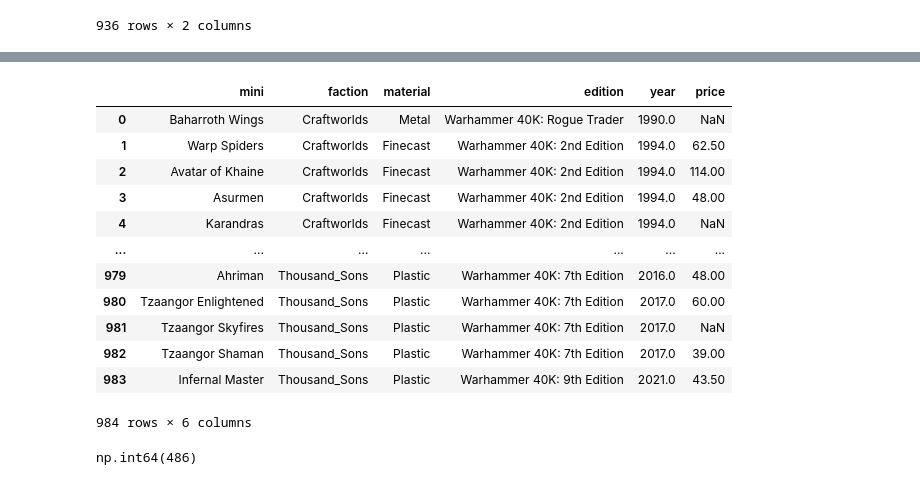
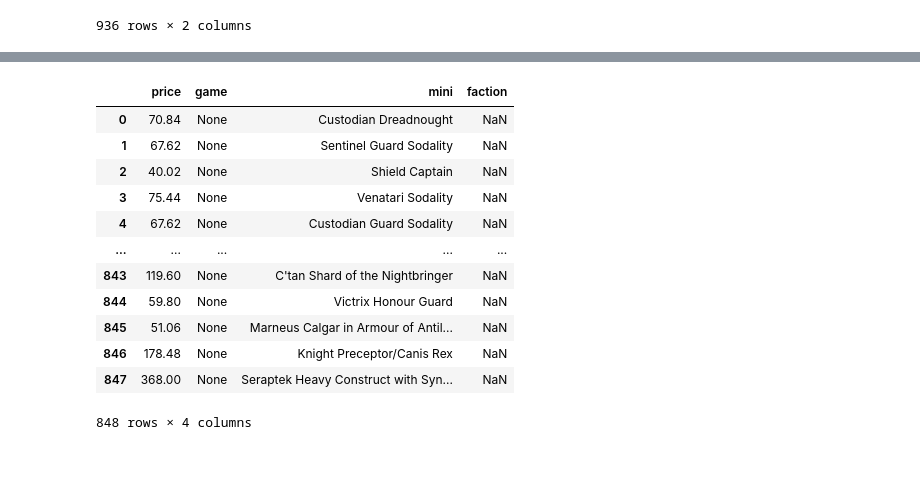
Before and after one commit to Varushet/EDA, a Jupyter notebook: limpiar.ipynb, the cells around one changed output, grey strips where cells are left out. Drawn from its saved outputs; the diff is of its cells as text; code cells hidden in the pictures.

```diff
--- a/limpiar.ipynb
+++ b/limpiar.ipynb
@@ -179,22 +161,0 @@ mat
-# %%
-# Left join: mantiene todas las filas de mat, agrega precio de gamma
-delta = mat.merge(gamma[['mini', 'price']], on='mini', how='left')
-delta
-# %% [output]
-|  | mini | faction | material | edition | year | price |
-| 0 | Baharroth Wings | Craftworlds | Metal | Warhammer 40K: Rogue Trader | 1990.0 | NaN |
-| 1 | Warp Spiders | Craftworlds | Finecast | Warhammer 40K: 2nd Edition | 1994.0 | 62.50 |
-| 2 | Avatar of Khaine | Craftworlds | Finecast | Warhammer 40K: 2nd Edition | 1994.0 | 114.00 |
-| 3 | Asurmen | Craftworlds | Finecast | Warhammer 40K: 2nd Edition | 1994.0 | 48.00 |
-| 4 | Karandras | Craftworlds | Finecast | Warhammer 40K: 2nd Edition | 1994.0 | NaN |
-| ... | ... | ... | ... | ... | ... | ... |
-| 979 | Ahriman | Thousand_Sons | Plastic | Warhammer 40K: 7th Edition | 2016.0 | 48.00 |
-| 980 | Tzaangor Enlightened | Thousand_Sons | Plastic | Warhammer 40K: 7th Edition | 2017.0 | 60.00 |
-| 981 | Tzaangor Skyfires | Thousand_Sons | Plastic | Warhammer 40K: 7th Edition | 2017.0 | NaN |
-| 982 | Tzaangor Shaman | Thousand_Sons | Plastic | Warhammer 40K: 7th Edition | 2017.0 | 39.00 |
-| 983 | Infernal Master | Thousand_Sons | Plastic | Warhammer 40K: 9th Edition | 2021.0 | 43.50 |
-984 rows × 6 columns
-# %%
-delta['price'].isna().sum()
-# %% [output]
-np.int64(486)
@@ -200,0 +167,58 @@ np.int64(486)
+# %%
+def assign_faction(text):
+    if pd.isna(text):
+        return np.nan
+
+    factions = ['Craftworlds',
+        'Drukhari',
+        'Harlequins',
+        'Ynnari',
+        'Genestealer_Cult',
+        'Tyranids',
+        'Necrons',
+        'Orks',
+        'Tau_Empire',
+        'Chaos_Space_Marines',
+        'Space_Marines',
+        'Supplement_Marines',
+        'Blood_Angels',
+        'Dark_Angels',
+        'Space_Wolves',
+        'Deathwatch',
+        'Grey_Knights',
+        'Astra_Militarum',
+        'Adepta_Sororitas',
+        'Adeptus_Custodes',
+        'Adeptus_Mechanicus',
+        'Imperial_Assassins',
+        'Imperial_Knights',
+        'Inquisition',
+        'Chaos_Daemons',
+        'Chaos_Knights',
+        'Death_Guard',
+        'Thousand_Sons']
+
+    for f in factions:
+        faction_name = f.replace('_', ' ')
+        if faction_name in text:
+            clean = text.replace(faction_name, '').strip()
+            clean = ' '.join(clean.split())
+            return f, clean
+    return np.nan, text
+
+gamma[['faction', 'mini']] = gamma['mini'].apply(assign_faction).apply(pd.Series)
+gamma
+# %% [output]
+|  | price | game | mini | faction |
+| 0 | 70.84 | None | Custodian Dreadnought | NaN |
+| 1 | 67.62 | None | Sentinel Guard Sodality | NaN |
+| 2 | 40.02 | None | Shield Captain | NaN |
+| 3 | 75.44 | None | Venatari Sodality | NaN |
+| 4 | 67.62 | None | Custodian Guard Sodality | NaN |
+| ... | ... | ... | ... | ... |
+| 843 | 119.60 | None | C'tan Shard of the Nightbringer | NaN |
+| 844 | 59.80 | None | Victrix Honour Guard | NaN |
+| 845 | 51.06 | None | Marneus Calgar in Armour of Antil... | NaN |
+| 846 | 178.48 | None | Knight Preceptor/Canis Rex | NaN |
+| 847 | 368.00 | None | Seraptek Heavy Construct with Syn... | NaN |
+848 rows × 4 columns
```
Also changed, not shown: parts of 14 cells of this notebook, 4 other files.
